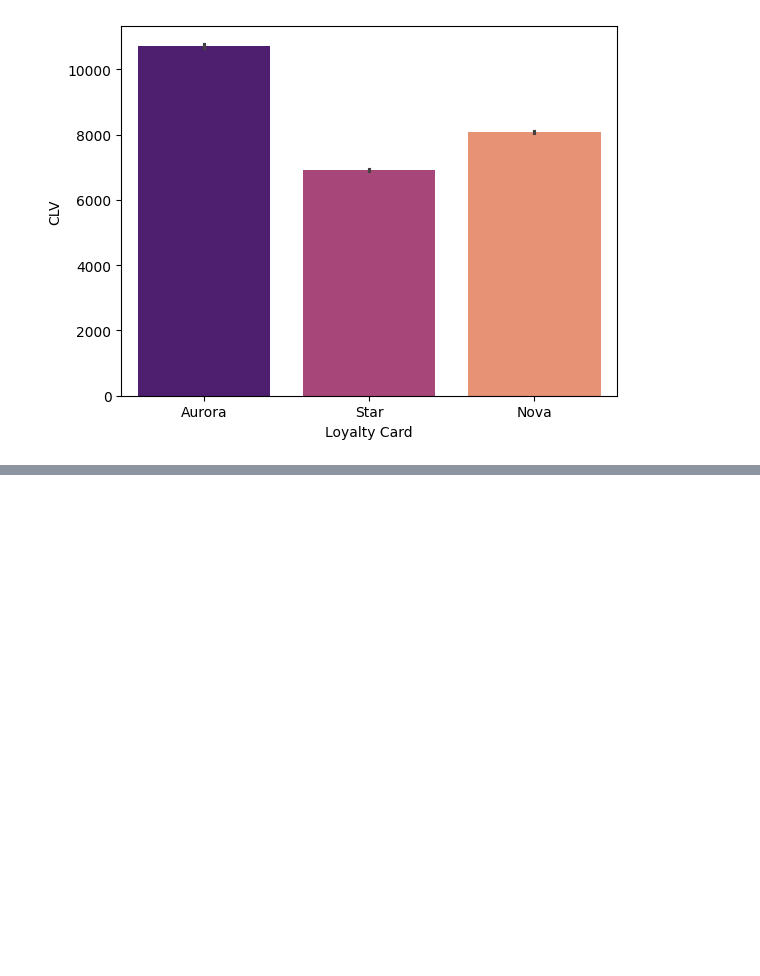
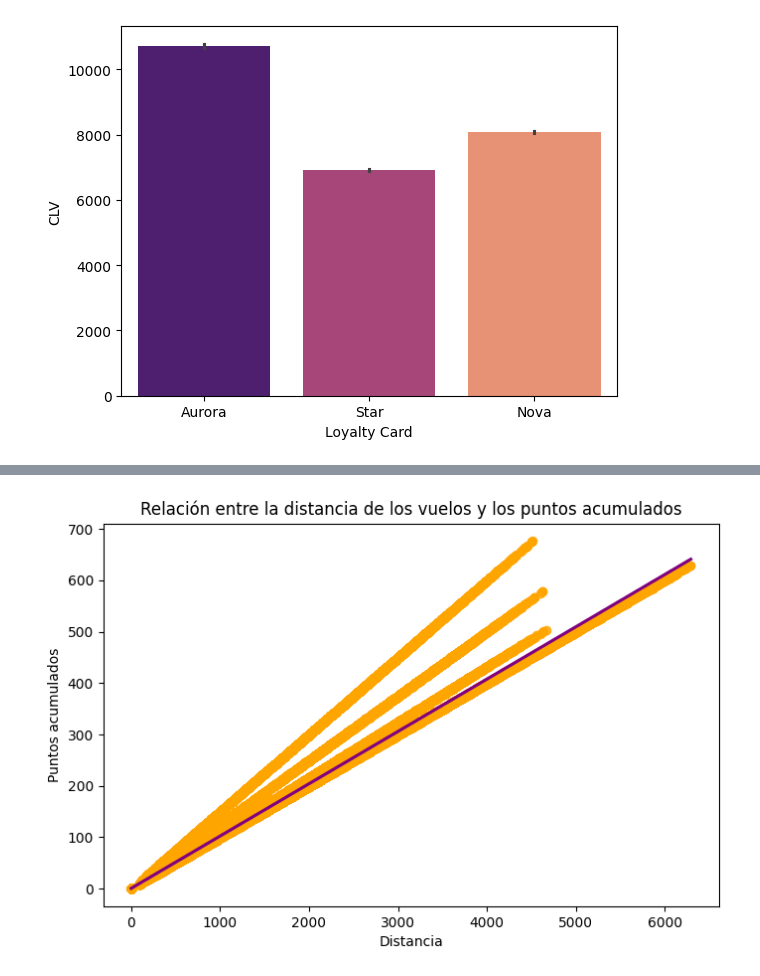
Before and after one commit to Adalab/bda-modulo-3-evaluacion-final-isamanero, a Jupyter notebook: EDA.ipynb, the cells around one changed output, grey strips where cells are left out. Drawn from its saved outputs; the diff is of its cells as text; code cells hidden in the pictures; blank space fills up the shorter version.

```diff
--- a/EDA.ipynb
+++ b/EDA.ipynb
@@ -448,12 +448,14 @@ plt.show()
 # %%
 #2.¿Existe una relación entre la distancia de los vuelos y los puntos acumulados por los cliente?
 
 # Crear el gráfico de dispersión
 plt.figure(figsize=(8, 5))
-sns.regplot(x='Distance', y='Points Accumulated', data=df_airline, color='purple')
+sns.regplot(x='Distance', y='Points Accumulated', data=df_airline, scatter_kws={'color':'orange'}, line_kws={'color':'purple'})
 
 # Configuración del gráfico
 plt.title('Relación entre la distancia de los vuelos y los puntos acumulados')
-plt.xlabel('Distancia de los vuelos (en millas)')
+plt.xlabel('Distancia')
 plt.ylabel('Puntos acumulados')
 plt.show()
+# %% [output]
+[figure, added]
```
Also changed, not shown: parts of 16 cells of this notebook.
